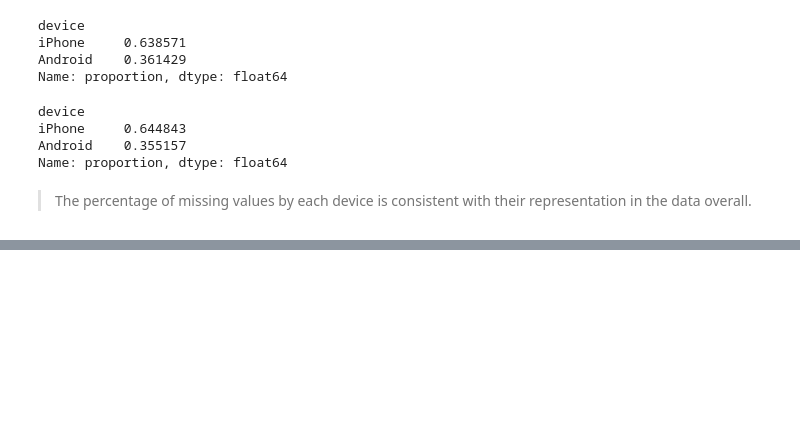
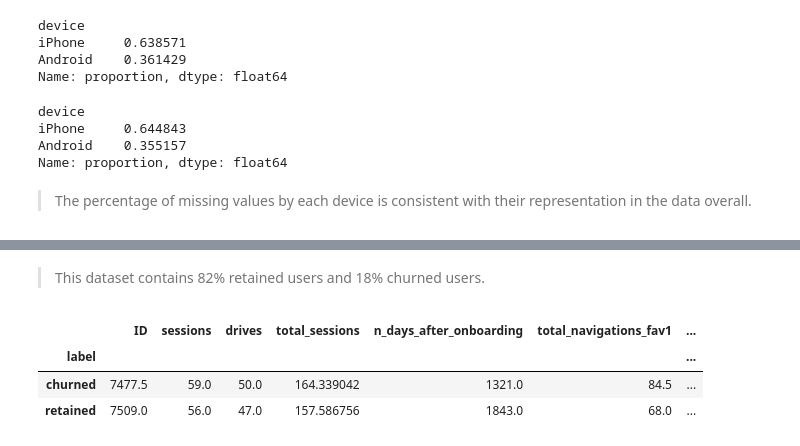
Before and after one commit to alishanstyles/Waze, a Jupyter notebook: Untitled.ipynb, the cells around one changed output, grey strips where cells are left out. Drawn from its saved outputs; the diff is of its cells as text; code cells hidden in the pictures; blank space fills up the shorter version.

Commit message:
creating columns

```diff
--- a/Untitled.ipynb
+++ b/Untitled.ipynb
@@ -102,0 +118,10 @@ Name: proportion, dtype: float64
+# %% [markdown]
+> This dataset contains 82% retained users and 18% churned users.
+# %%
+# Calculating the median values of all columns for churned and retained users
+df.groupby('label').median(numeric_only=True)
+# %% [output]
+|  | ID | sessions | drives | total_sessions | n_days_after_onboarding | total_navigations_fav1 | ... |
+| label |  |  |  |  |  |  | ... |
+| churned | 7477.5 | 59.0 | 50.0 | 164.339042 | 1321.0 | 84.5 | ... |
+| retained | 7509.0 | 56.0 | 47.0 | 157.586756 | 1843.0 | 68.0 | ... |
```
Also changed, not shown: parts of 5 cells of this notebook.
